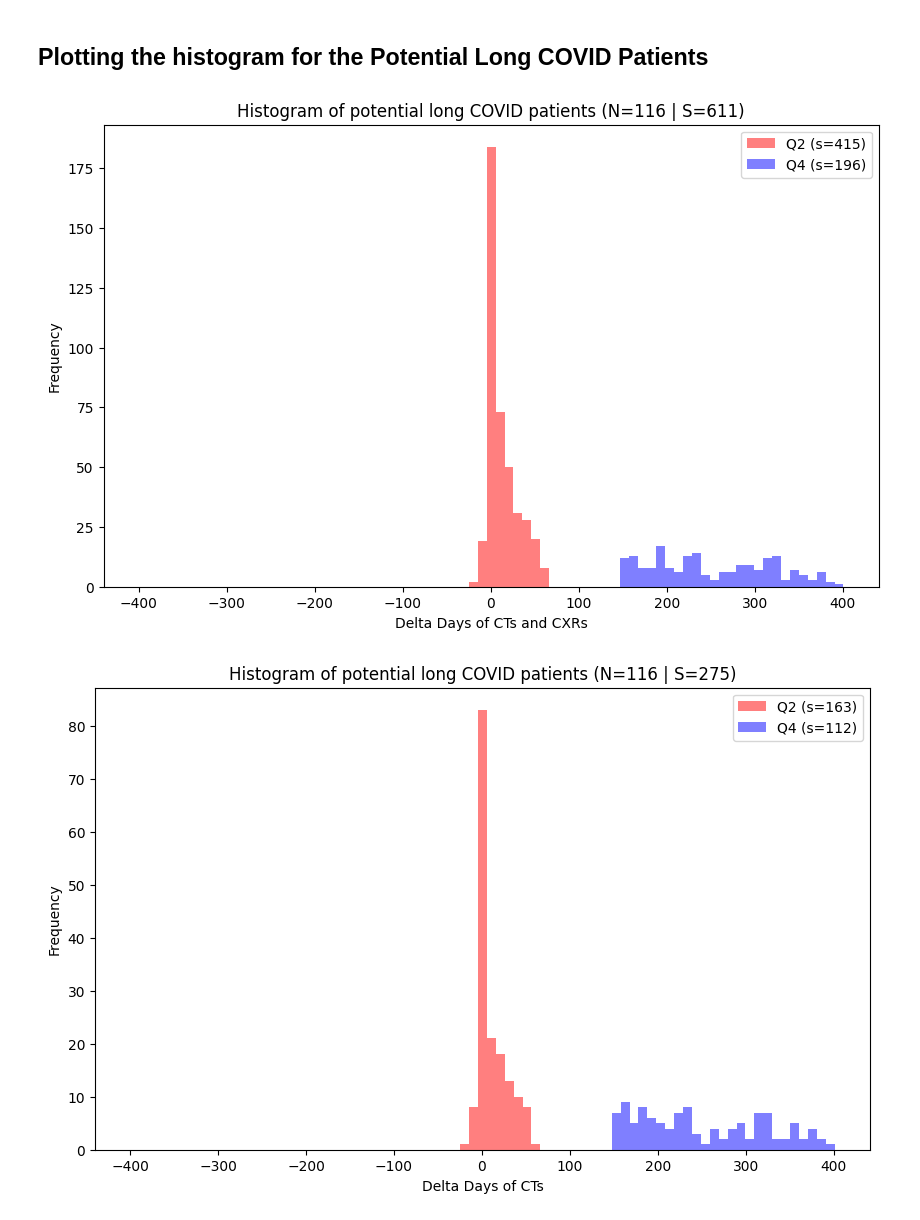
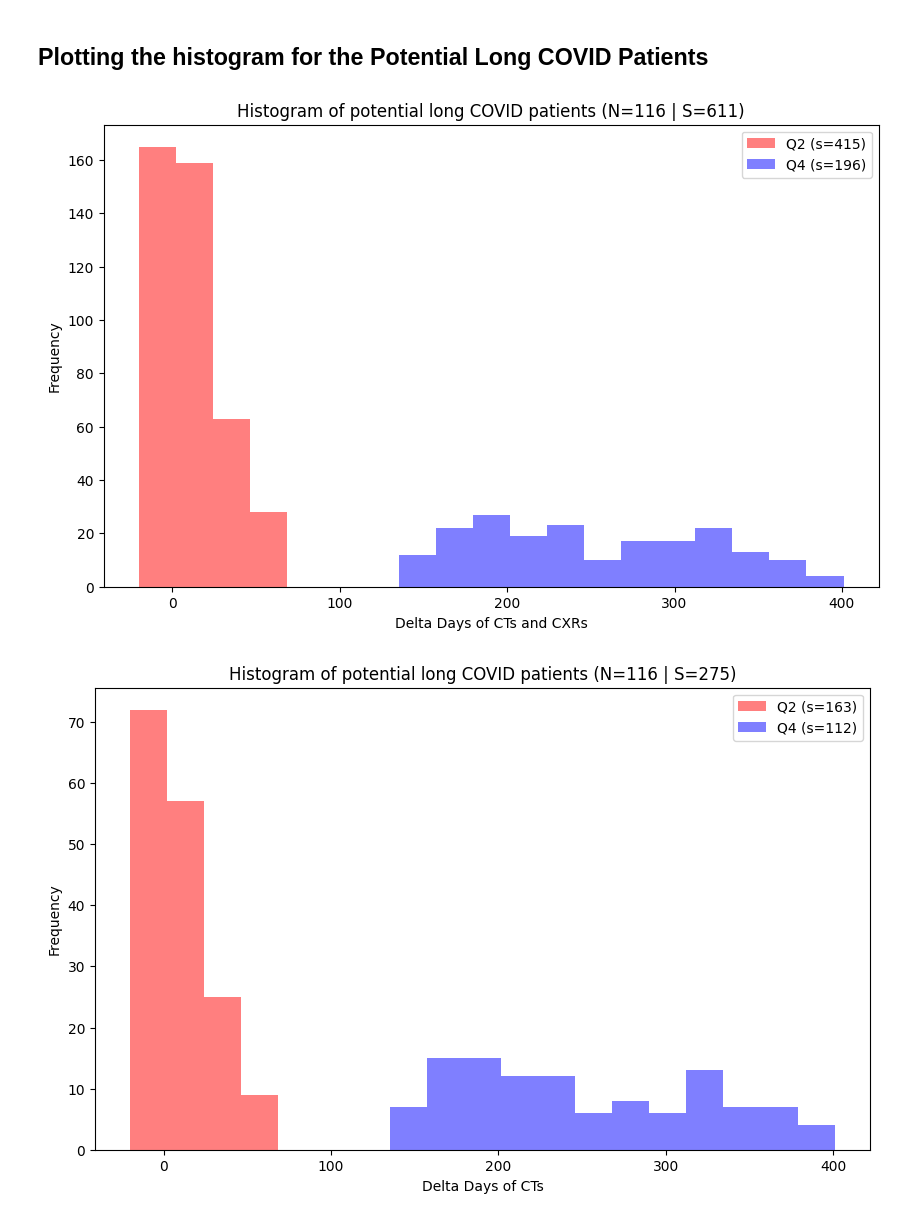
Before and after one commit to jagh/patientomics, a Jupyter notebook: notebooks/long_covid_data_exploration.ipynb, the cells around one changed output. Cells and saved outputs as stored; diff of their text form; code cells hidden in the pictures.

```diff
--- a/notebooks/long_covid_data_exploration.ipynb
+++ b/notebooks/long_covid_data_exploration.ipynb
@@ -57,7 +57,8 @@ def plot_histogram_by_quartile(data, exam_type='CTs and X-rays', N='116'):
     # Create a histogram plot for each quartile
     plt.figure(figsize=(10, 6))
     for quartile, delta_days in histogram.items():
-        plt.hist(delta_days, bins=np.linspace(-400, 401, 80), alpha=0.5, label=f"{quartile} (s={sample_counts[quartile]})", color=color_map[quartile])
+        # plt.hist(delta_days, bins=np.linspace(-400, 401, 80), alpha=0.5, label=f"{quartile} (s={sample_counts[quartile]})", color=color_map[quartile])
+        plt.hist(delta_days, bins=np.linspace(-20, 401, 20), alpha=0.5, label=f"{quartile} (s={sample_counts[quartile]})", color=color_map[quartile])
 
     # Set plot labels and title
     plt.xlabel('Delta Days of ' + exam_type)
@@ -69,3 +70,33 @@ def plot_histogram_by_quartile(data, exam_type='CTs and X-rays', N='116'):
 
     # Show the plot
     plt.show()
+
+
+def add_quartile_range_to_df(df):
+    # Fixed quartile ranges
+    quartile_ranges = {
+        'Q1': [-400, -16],
+        'Q2': [-15, 60],
+        'Q3': [61, 149],
+        'Q4': [150, 700]
+    }
+
+    # Create a dictionary to store the number of medical exams per quartile
+    histogram = {quartile: [] for quartile in quartile_ranges.keys()}
+
+    ## Categorize the delta days into the respective quartile
+    for delta_days in df['days']:
+        for quartile, (lower_bound, upper_bound) in quartile_ranges.items():
+            if lower_bound <= delta_days <= upper_bound:
+                histogram[quartile].append(delta_days)
+                break
+
+    # Calculate the number of samples in each quartile
+    sample_counts = {quartile: len(delta_days) for quartile, delta_days in histogram.items()}
+
+    ## Add a new column for the respective quartile range
+    df['quartile'] = ''
+    for quartile, (lower_bound, upper_bound) in quartile_ranges.items():
+        df.loc[(df['days'] >= lower_bound) & (df['days'] <= upper_bound), 'quartile'] = quartile
+
+    return df
@@ -149,7 +212,7 @@ verified_plcp_ris_information.to_csv(os.path.join(dir_path, 'verified_plcp_ris_i
 # %%
 ## Plotting the histogram for G1 and G2
 
-dir_path = '/home/jagh/Documents/01_UB/MultiOmiX/patientomics/data/05_data_exploration/01_preprocessing_125PLCP/'
+dir_path = '/home/jagh/Documents/01_UB/MultiOmiX/patientomics/data/05_data_exploration/01_preprocessing_116_PLCP/'
 # filename = os.path.join(dir_path, 'potential_long_covid_patients_filtered_data.csv')
 # filename = os.path.join(dir_path, 'plcp_with_2_images.csv')
 
@@ -176,32 +239,32 @@ plot_histogram_by_quartile(delta_days, exam_type='CTs and CXRs', N=N)
 
 
 #############################################
 ## Step 2: Plot histogram for CTs          ##
 #############################################
 
 ## Filter the patients with 'ris_examination_type' == 'CTA, CTTH'
 df_CTs = df[df['ris_examination_type'].isin(['CTA', 'CTHATHAB', 'CTHATHOB', 'CTHTH', 'CTHTHABD', 'CTTH', 'CTTHABD', 'CTTHOB', 'CTUB', 'IMPCTTH', 'IMPCTTHAB'])]
 
 ## Extract the delta days from the DataFrame 'df_CTs'
 delta_days_CTs = df_CTs['days'].values
 
 ## plot the histogram
 plot_histogram_by_quartile(delta_days_CTs, exam_type='CTs', N=N)
 
 
 
 #############################################
 ## Step 3: Plot histogram for CXRs         ##
 #############################################
 
 ## Filter the patients with 'ris_examination_type' == 'TH'
 df_CXRs = df[df['ris_examination_type'].isin(['TH'])]
 
 ## Extract the delta days from the DataFrame 'df_CTs'
 delta_days_CXRs = df_CXRs['days'].values
 
 ## plot the histogram
 plot_histogram_by_quartile(delta_days_CXRs, exam_type='CXRs', N=N)
 # %% [output]
-[figure, old version]
+[figure, new version]
-[figure, old version]
+[figure, new version]
```
Also changed, not shown: parts of 7 cells of this notebook.
